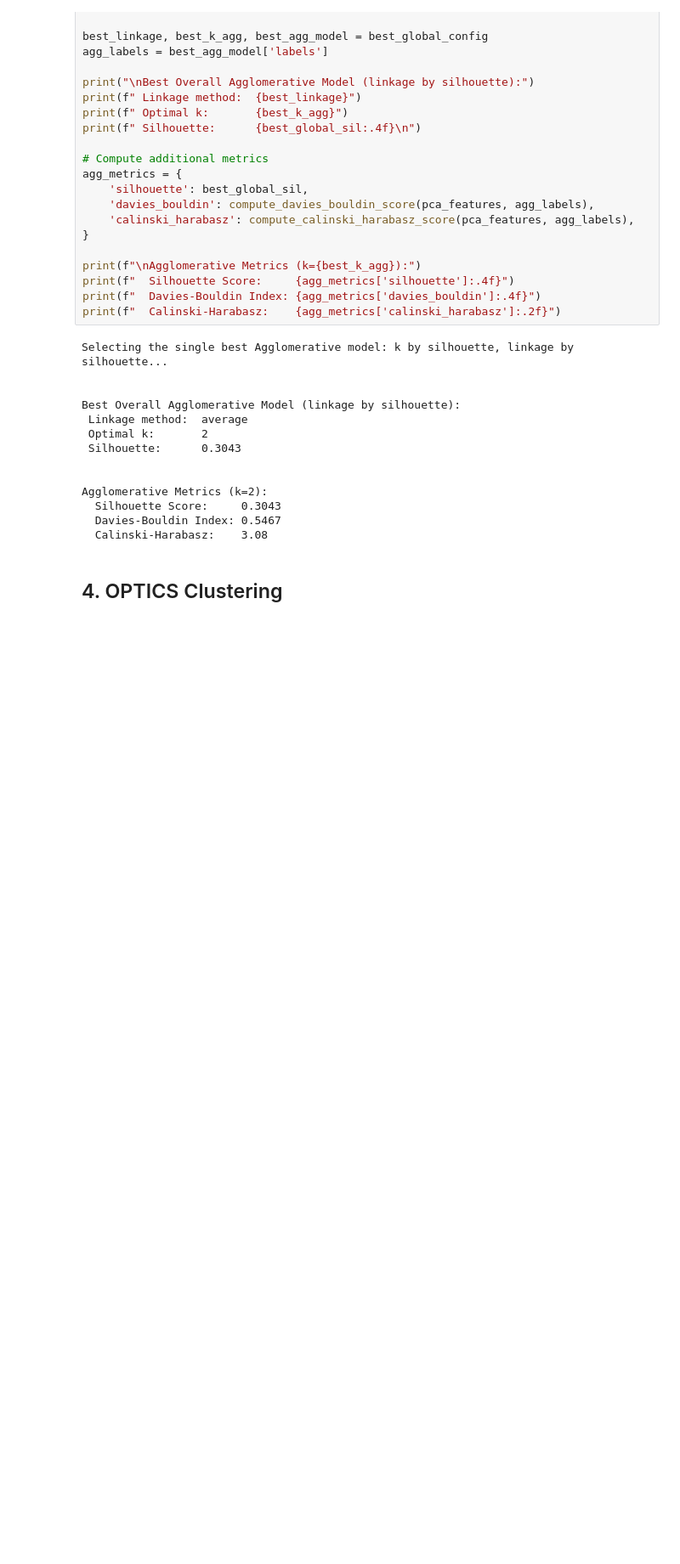
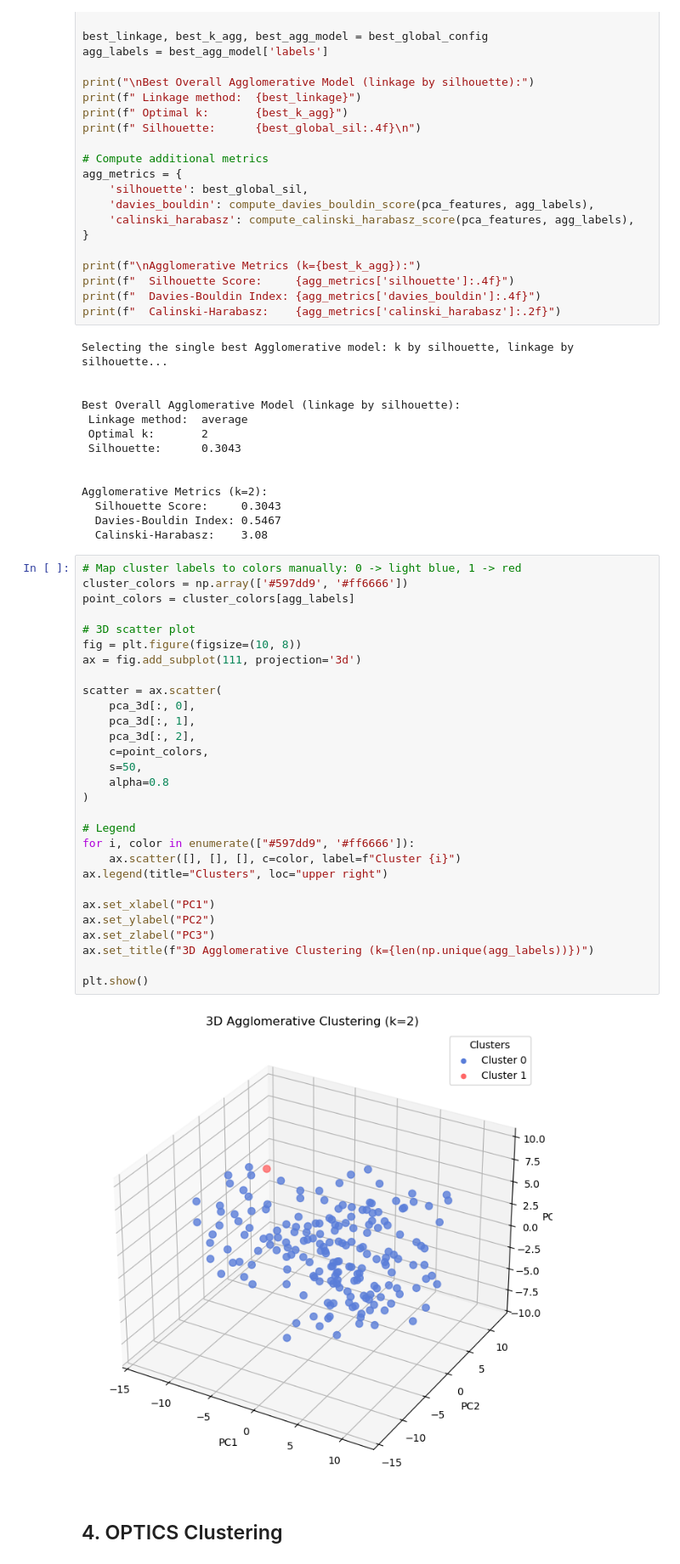
Before and after one commit to xandime/EEG_cluster_detection, a Jupyter notebook: compare_clustering_methods_PCA_Lemon.ipynb, the cells around one changed output. Shown at 85% size. Saved outputs shown, nothing was run; the diff lists cells and outputs as text; blank space fills up the shorter version.

```diff
--- a/compare_clustering_methods_PCA_Lemon.ipynb
+++ b/compare_clustering_methods_PCA_Lemon.ipynb
@@ -293,6 +350,37 @@ Agglomerative Metrics (k=2):
   Silhouette Score:     0.3043
   Davies-Bouldin Index: 0.5467
   Calinski-Harabasz:    3.08
+# %%
+# Map cluster labels to colors manually: 0 -> light blue, 1 -> red
+cluster_colors = np.array(['#597dd9', '#ff6666'])
+point_colors = cluster_colors[agg_labels]
+
+# 3D scatter plot
+fig = plt.figure(figsize=(10, 8))
+ax = fig.add_subplot(111, projection='3d')
+
+scatter = ax.scatter(
+    pca_3d[:, 0],
+    pca_3d[:, 1],
+    pca_3d[:, 2],
+    c=point_colors,
+    s=50,
+    alpha=0.8
+)
+
+# Legend
+for i, color in enumerate(["#597dd9", '#ff6666']):
+    ax.scatter([], [], [], c=color, label=f"Cluster {i}")
+ax.legend(title="Clusters", loc="upper right")
+
+ax.set_xlabel("PC1")
+ax.set_ylabel("PC2")
+ax.set_zlabel("PC3")
+ax.set_title(f"3D Agglomerative Clustering (k={len(np.unique(agg_labels))})")
+
+plt.show()
+# %% [output]
+[figure, added]
 # %% [markdown]
 ## 4. OPTICS Clustering
 # %% [markdown]
```
Also changed, not shown: parts of 9 cells of this notebook, 1 other file.
